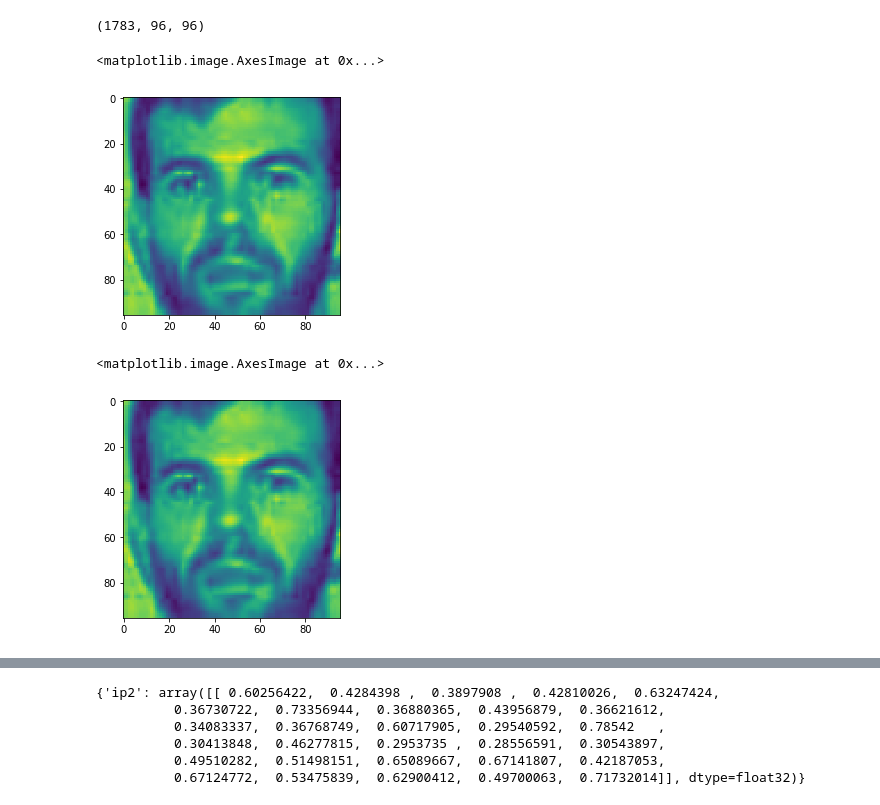
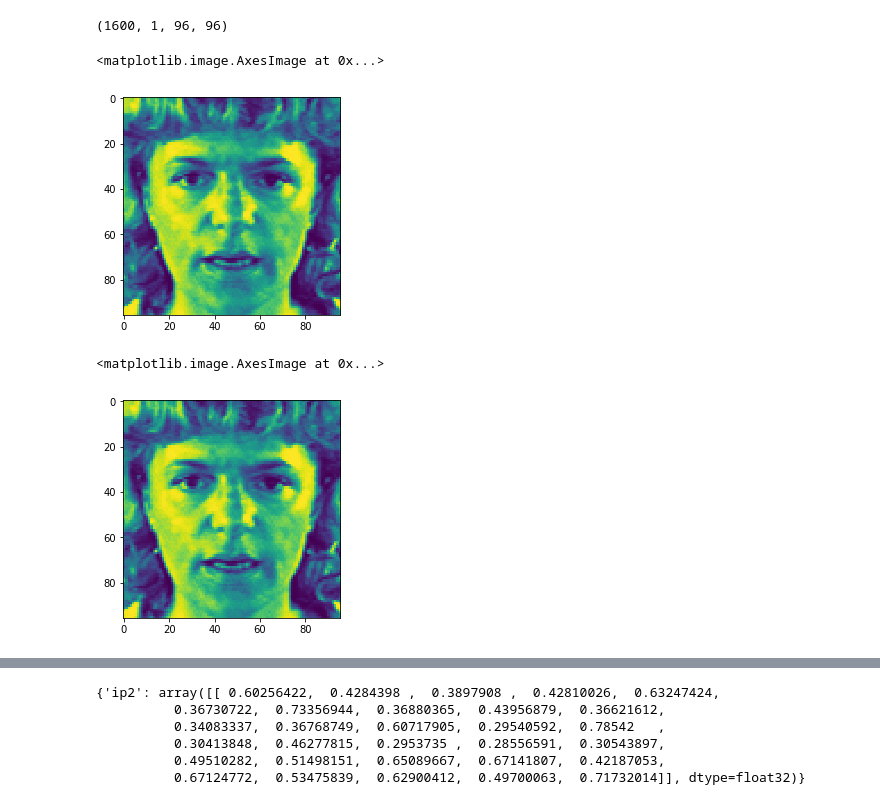
Before and after one commit to AlexanderSavochkin/caffe-facialkp, a Jupyter notebook: FacialKeyPoints.ipynb, the cells around one changed output, grey strips where cells are left out. Cells and saved outputs as stored; diff of their text form; code cells hidden in the pictures.

```diff
--- a/FacialKeyPoints.ipynb
+++ b/FacialKeyPoints.ipynb
@@ -6,7 +6,7 @@ import caffe
 import matplotlib.pyplot as plt
 # %%
 #Read non-labeled data
-f = h5py.File("facialkp/caffe-facialkp/facialkp-unlabeled.hd5", "r")
+f = h5py.File("/home/alexsavo/caffe-facialkp/facialkp-test.hd5", "r")
 X = f['data'][:]
 #Y = f['label']
 #D = f['certainty']
@@ -15,13 +15,13 @@ f.close()
 #Expect 1783 images, 96x96 each
 X.shape
 # %% [output]
-(1783, 96, 96)
+(1600, 1, 96, 96)
 # %%
 #Draw some random picture
-plt.imshow(X[920,:,:])
+plt.imshow(X[920,0,:,:])
 # %% [output]
 <matplotlib.image.AxesImage at 0x...>
-[figure, old version]
+[figure, new version]
 # %%
 Xshaped = X[920,:,:].copy()
 Xshaped = Xshaped.reshape((1,1,96,96))
@@ -29,5 +29,5 @@ Xshaped = Xshaped.reshape((1,1,96,96))
 plt.imshow(Xshaped[0,0,:,:])
 # %% [output]
 <matplotlib.image.AxesImage at 0x...>
-[figure, old version]
+[figure, new version]
 # %%
```
Also changed, not shown: parts of 2 cells of this notebook, 2 other files.
